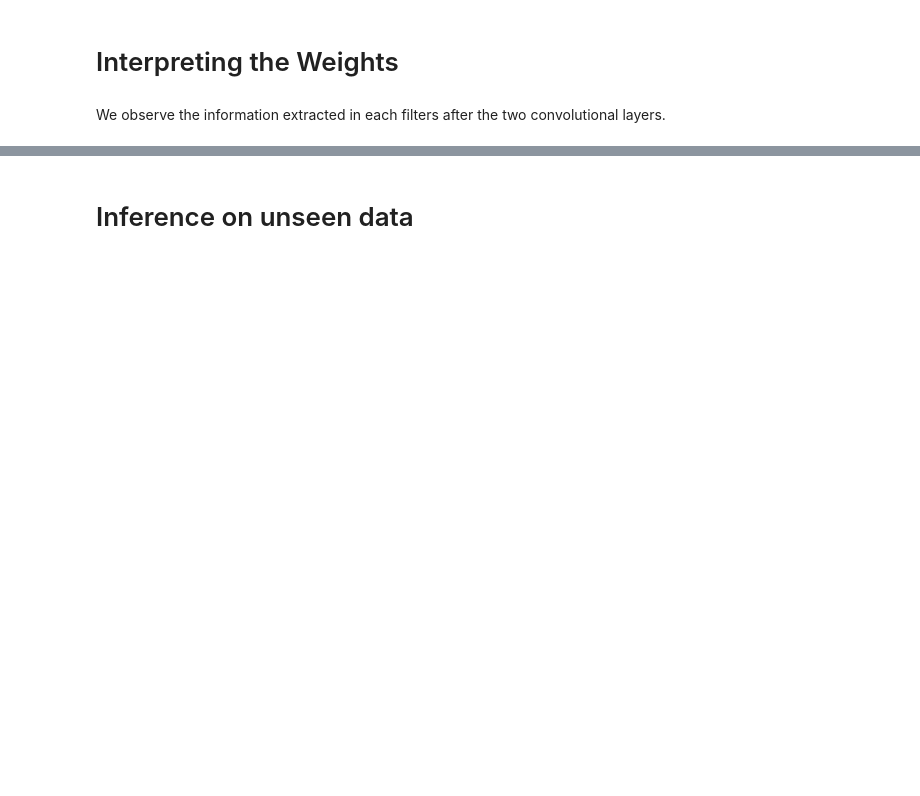
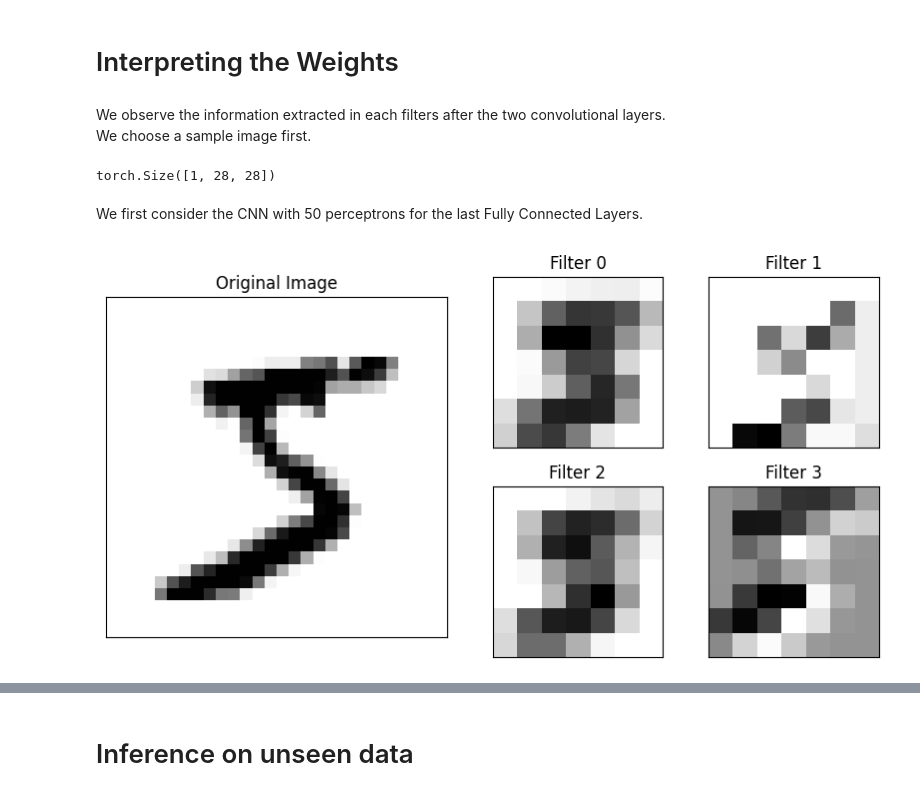
Before and after one commit to Ngoc-Cac/Deep-Learning-with-PyTorch, a Jupyter notebook: Topics/Convolutional Network/1.b CNN_demo analysis.ipynb, the cells around one changed output, grey strips where cells are left out. Drawn from its saved outputs; the diff is of its cells as text; code cells hidden in the pictures; blank space fills up the shorter version.

```diff
--- a/Topics/Convolutional Network/1.b CNN_demo analysis.ipynb
+++ b/Topics/Convolutional Network/1.b CNN_demo analysis.ipynb
@@ -147,2 +76,14 @@ Epoch 10/10 || Average Loss: 0.337547 | 89.9000%
+# %%
+checkpoints = [
+    torch.load('./output/cnn_demo_3Layer_50Perc.pth', map_location='cpu'),
+    torch.load('./output/cnn_demo_3Layer_100Perc.pth', map_location='cpu')
+]
+# checkpoints[0]['']
+
+conv_net_50p.load_state_dict(checkpoints[0]['model_dict'])
+conv_net_100p.load_state_dict(checkpoints[1]['model_dict'])
+
+conv_net_50p.eval()
+conv_net_100p.eval();
 # %% [markdown]
 # Interpreting the Weights
@@ -152,2 +90,23 @@ layers = list(conv_net.children())
+# %%
+def draw_filters(sample_image, convolved_filters):
+    cmap = 'gray_r'
+    layout = [
+        ['Image', 0, 1],
+        ['Image', 2, 3]
+    ]
+
+    fig = plt.figure(figsize=(10, 5))
+    axes = fig.subplot_mosaic(layout, width_ratios=(2, 1, 1))
+
+    axes['Image'].imshow(sample_image[0, :, :], cmap=cmap)
+    axes['Image'].set_title('Original Image')
+    axes['Image'].set_xticks([])
+    axes['Image'].set_yticks([])
+    for i in range(4):
+        axes[i].set_title(f'Filter {i}')
+        axes[i].imshow(convolved_filters[i, :, :], cmap=cmap)
+        axes[i].set_xticks([])
+        axes[i].set_yticks([])
 # %% [markdown]
-We observe the information extracted in each filters after the two convolutional layers.
+We observe the information extracted in each filters after the two convolutional layers.\
+We choose a sample image first.
@@ -180,0 +113,17 @@ for i in range(4):
+# %%
+number = 5
+indices = (digits_dataset.targets == number).argwhere()
+
+sample_image = digits_dataset[indices[0].item()][0]
+sample_image.shape
+# %% [output]
+torch.Size([1, 28, 28])
+# %% [markdown]
+We first consider the CNN with 50 perceptrons for the last Fully Connected Layers.
+# %%
+# remember to call detach to detach the weights and biases from the gradients
+layers_50 = list(conv_net_50p.children())
+convolved_input = layers_50[1](layers_50[0](sample_image)).detach()
+draw_filters(sample_image, convolved_input)
+# %% [output]
+[figure, added]
```
Also changed, not shown: parts of 26 cells of this notebook.
